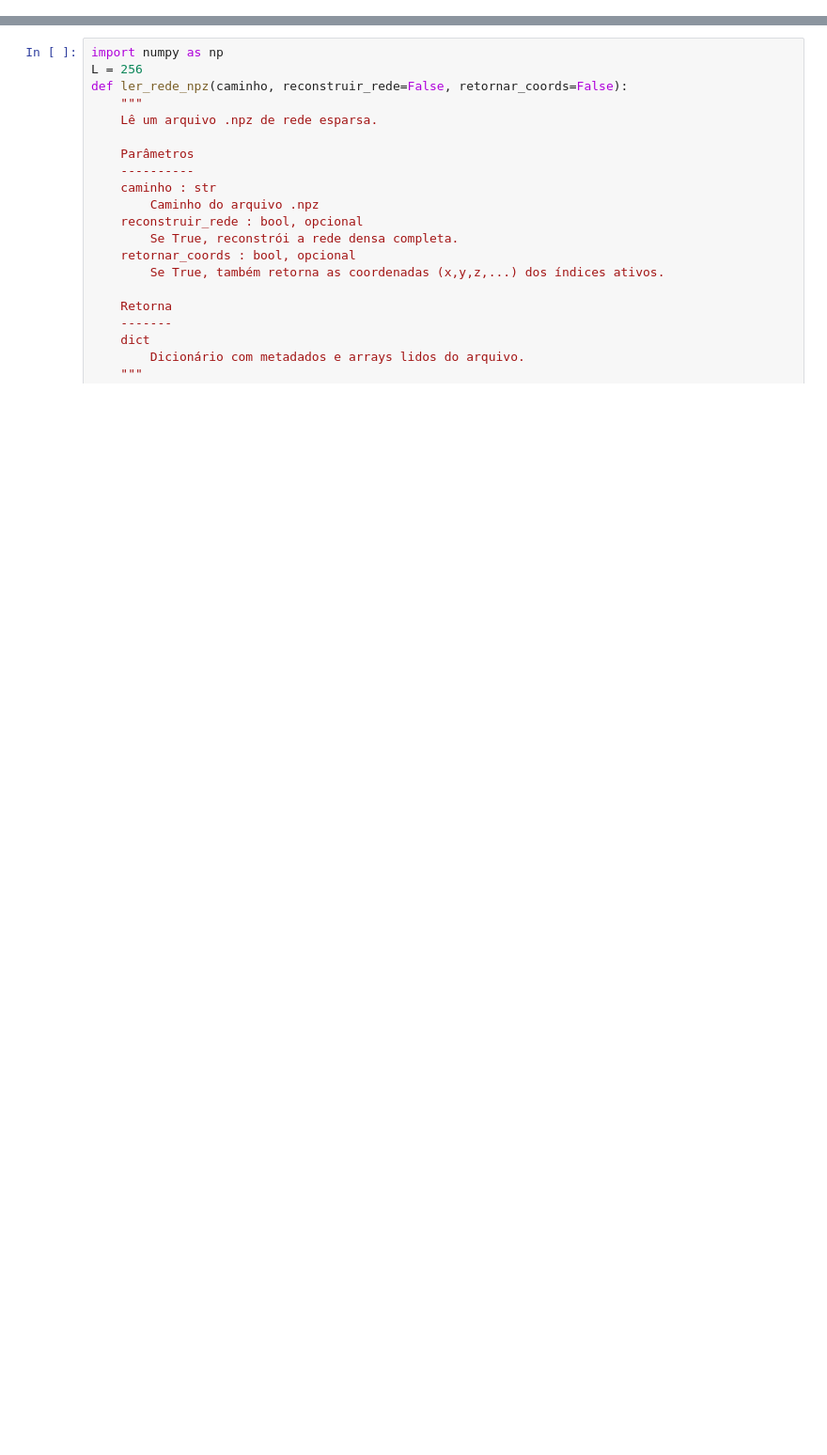
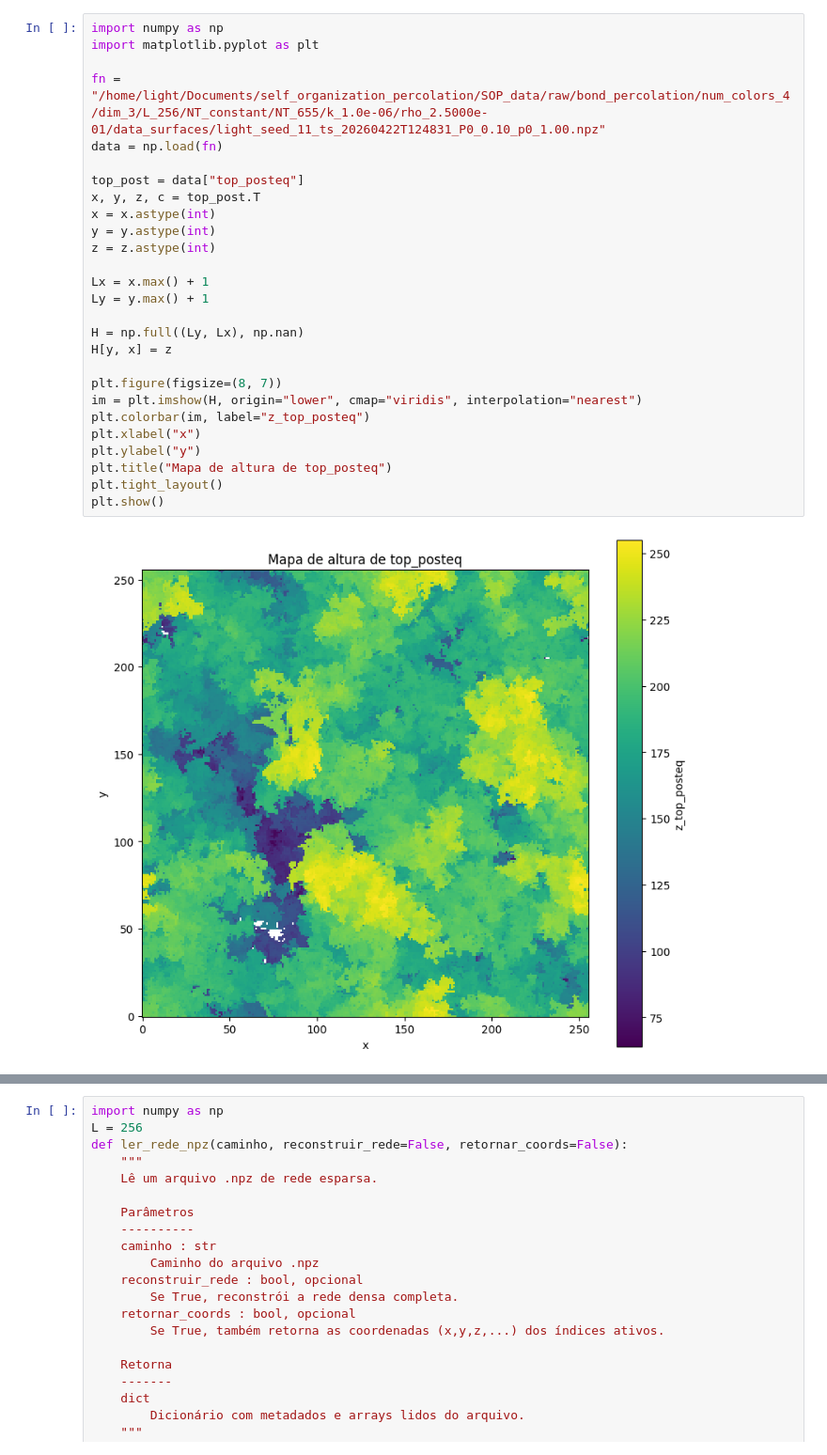
Before and after one commit to JuniorAlencar/self_organization_percolation, a Jupyter notebook: jupyter/Tests_Equilibration.ipynb, the cells around one changed output, grey strips where cells are left out. Shown at 94% size. Drawn from its saved outputs; the diff is of its cells as text; blank space fills up the shorter version.

```diff
--- a/jupyter/Tests_Equilibration.ipynb
+++ b/jupyter/Tests_Equilibration.ipynb
@@ -63,0 +202,29 @@ plt.show()
+# %%
+import numpy as np
+import matplotlib.pyplot as plt
+
+fn = "/home/light/Documents/self_organization_percolation/SOP_data/raw/bond_percolation/num_colors_4/dim_3/L_256/NT_constant/NT_655/k_1.0e-06/rho_2.5000e-01/data_surfaces/light_seed_11_ts_20260422T124831_P0_0.10_p0_1.00.npz"
+data = np.load(fn)
+
+top_post = data["top_posteq"]
+x, y, z, c = top_post.T
+x = x.astype(int)
+y = y.astype(int)
+z = z.astype(int)
+
+Lx = x.max() + 1
+Ly = y.max() + 1
+
+H = np.full((Ly, Lx), np.nan)
+H[y, x] = z
+
+plt.figure(figsize=(8, 7))
+im = plt.imshow(H, origin="lower", cmap="viridis", interpolation="nearest")
+plt.colorbar(im, label="z_top_posteq")
+plt.xlabel("x")
+plt.ylabel("y")
+plt.title("Mapa de altura de top_posteq")
+plt.tight_layout()
+plt.show()
+# %% [output]
+[figure, added]
```
Also changed, not shown: parts of 6 cells of this notebook, 17 other files.
